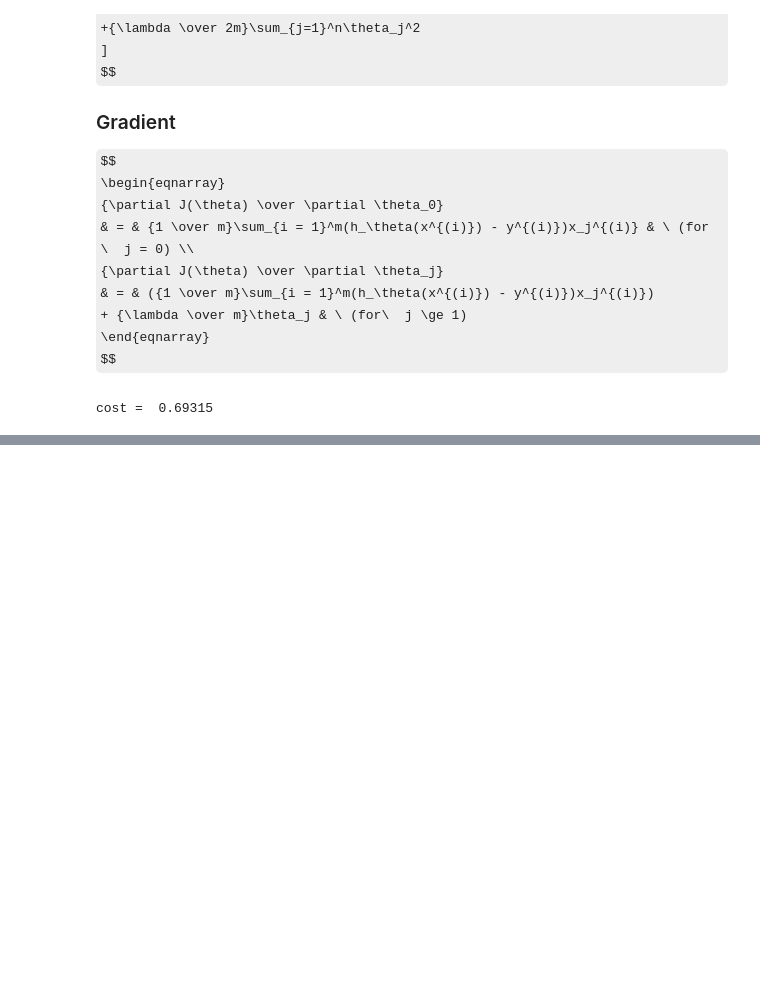
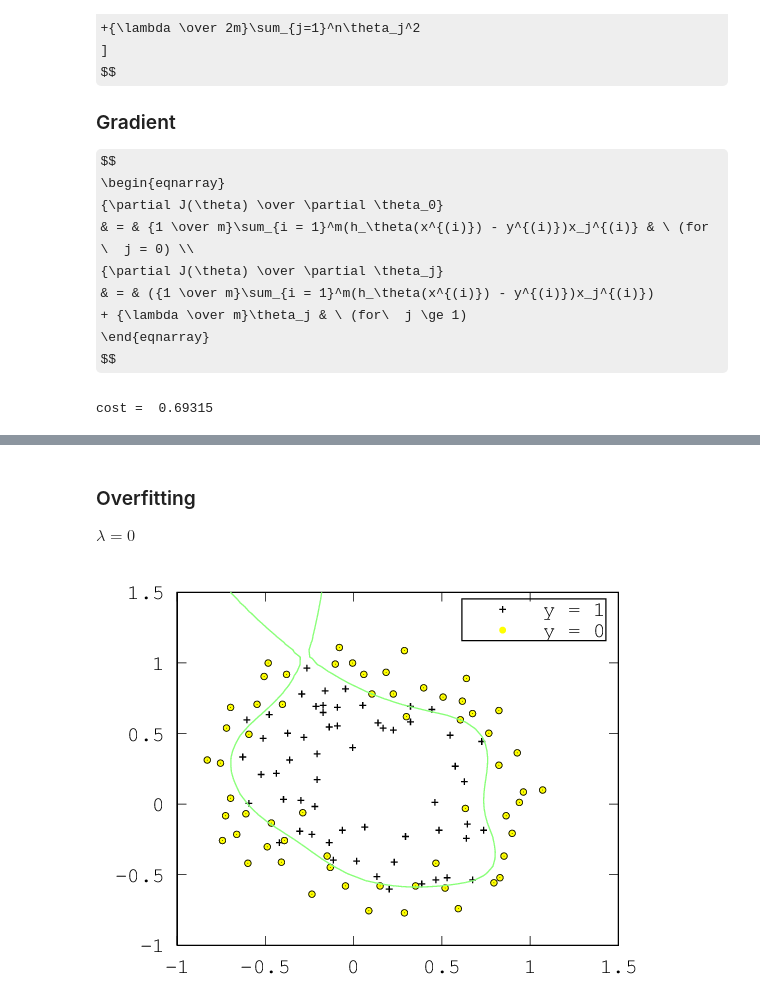
Before and after one commit to liquidz/machine-learning-exercise, a Jupyter notebook: ex2/exercise2.ipynb, the cells around one changed output, grey strips where cells are left out. Saved outputs shown, nothing was run; the diff lists cells and outputs as text; code cells hidden in the pictures; some formulas as TeX source; blank space fills up the shorter version.

```diff
--- a/ex2/exercise2.ipynb
+++ b/ex2/exercise2.ipynb
@@ -263,0 +269,13 @@ cost =  0.69315
+# %% [markdown]
+### Overfitting
+
+$\lambda = 0$
+# %%
+initial_theta = zeros(size(x, 2), 1);
+lambda = 0;
+options = optimset('GradObj', 'on', 'MaxIter', 400);
+
+[theta, J, exit_flag] = fminunc(@(t)(costFunctionReg(t, x, y, lambda)), initial_theta, options);
+plotDecisionBoundary(theta, x, y);
+# %% [output]
+[figure, added]
```
Also changed, not shown: parts of 10 cells of this notebook, 3 other files.
